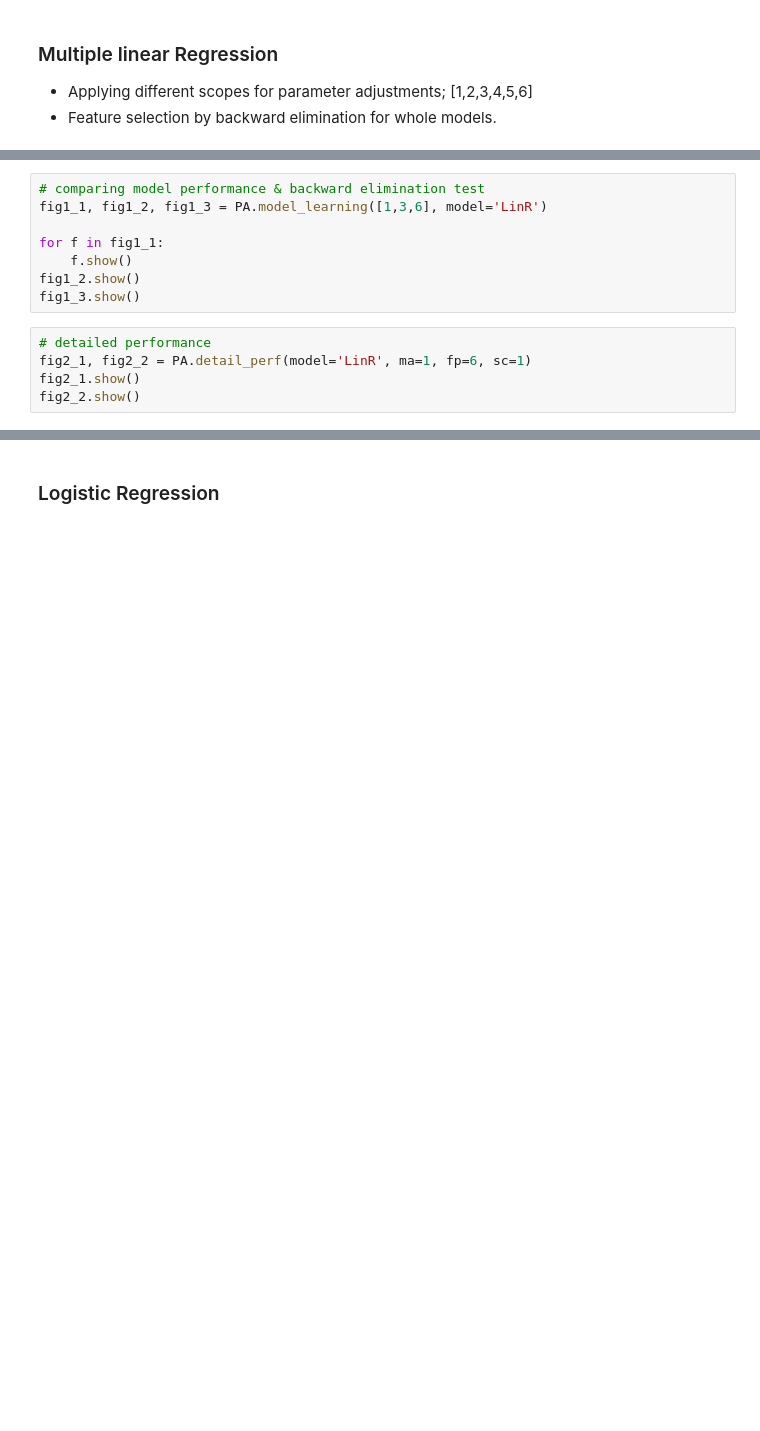
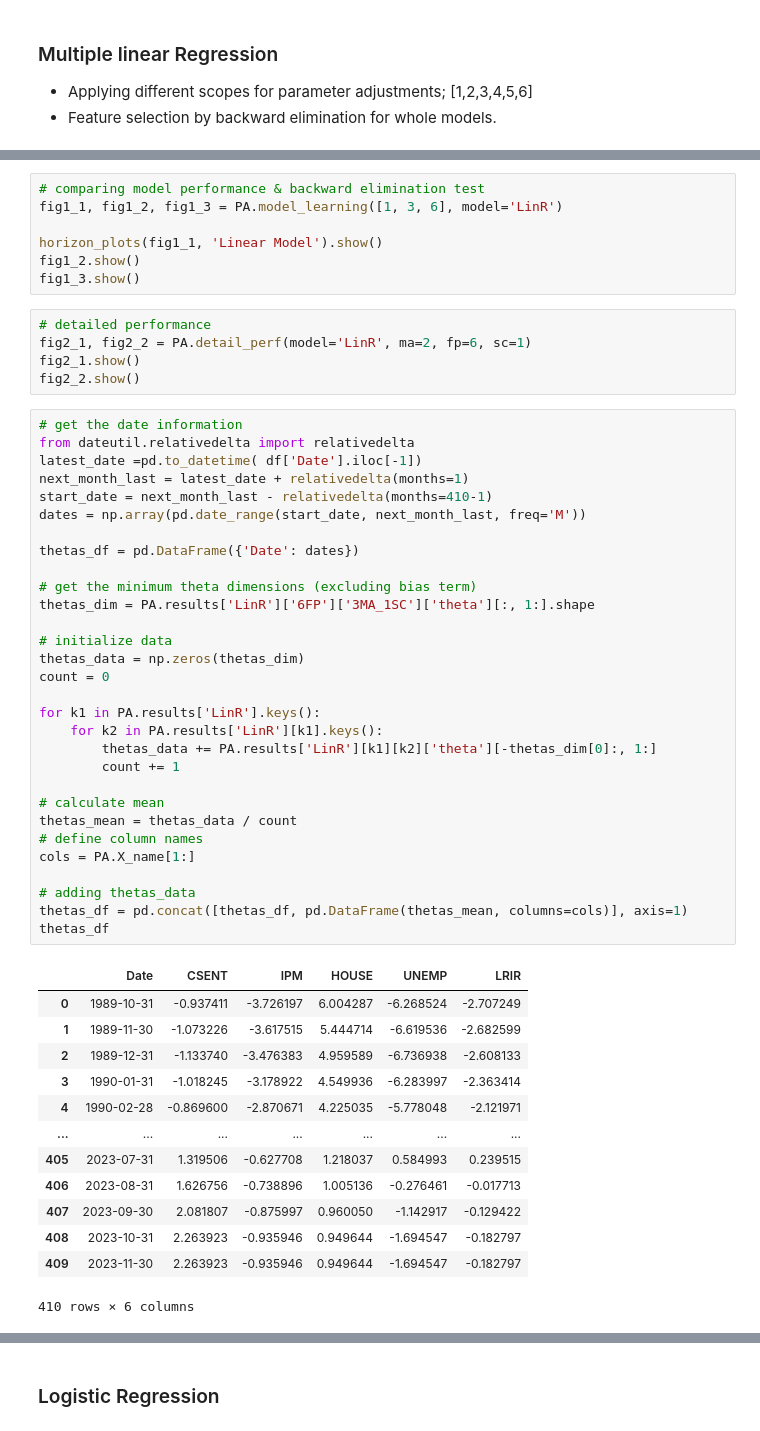
Before and after one commit to RanArino/Course_Projects, a Jupyter notebook: BDM500_PredictiveAnalysis/Projects/ML_Codes.ipynb, the cells around one changed output, grey strips where cells are left out. Drawn from its saved outputs; the diff is of its cells as text; blank space fills up the shorter version.

```diff
--- a/BDM500_PredictiveAnalysis/Projects/ML_Codes.ipynb
+++ b/BDM500_PredictiveAnalysis/Projects/ML_Codes.ipynb
@@ -97,13 +121,56 @@ for i, f in enumerate(fig1_1):
 # %%
 # comparing model performance & backward elimination test
-fig1_1, fig1_2, fig1_3 = PA.model_learning([1,3,6], model='LinR')
+fig1_1, fig1_2, fig1_3 = PA.model_learning([1, 3, 6], model='LinR')
 
-for f in fig1_1:
-    f.show()
+horizon_plots(fig1_1, 'Linear Model').show()
 fig1_2.show()
 fig1_3.show()
 # %%
 # detailed performance
-fig2_1, fig2_2 = PA.detail_perf(model='LinR', ma=1, fp=6, sc=1)
+fig2_1, fig2_2 = PA.detail_perf(model='LinR', ma=2, fp=6, sc=1)
 fig2_1.show()
 fig2_2.show()
+# %%
+# get the date information
+from dateutil.relativedelta import relativedelta
+latest_date =pd.to_datetime( df['Date'].iloc[-1])
+next_month_last = latest_date + relativedelta(months=1)
+start_date = next_month_last - relativedelta(months=410-1)
+dates = np.array(pd.date_range(start_date, next_month_last, freq='M'))
+
+thetas_df = pd.DataFrame({'Date': dates})
+
+# get the minimum theta dimensions (excluding bias term)
+thetas_dim = PA.results['LinR']['6FP']['3MA_1SC']['theta'][:, 1:].shape
+
+# initialize data
+thetas_data = np.zeros(thetas_dim)
+count = 0
+
+for k1 in PA.results['LinR'].keys():
+    for k2 in PA.results['LinR'][k1].keys():
+        thetas_data += PA.results['LinR'][k1][k2]['theta'][-thetas_dim[0]:, 1:]
+        count += 1
+
+# calculate mean
+thetas_mean = thetas_data / count
+# define column names
+cols = PA.X_name[1:]
+
+# adding thetas_data
+thetas_df = pd.concat([thetas_df, pd.DataFrame(thetas_mean, columns=cols)], axis=1)
+thetas_df
+# %% [output]
+|  | Date | CSENT | IPM | HOUSE | UNEMP | LRIR |
+| 0 | 1989-10-31 | -0.937411 | -3.726197 | 6.004287 | -6.268524 | -2.707249 |
+| 1 | 1989-11-30 | -1.073226 | -3.617515 | 5.444714 | -6.619536 | -2.682599 |
+| 2 | 1989-12-31 | -1.133740 | -3.476383 | 4.959589 | -6.736938 | -2.608133 |
+| 3 | 1990-01-31 | -1.018245 | -3.178922 | 4.549936 | -6.283997 | -2.363414 |
+| 4 | 1990-02-28 | -0.869600 | -2.870671 | 4.225035 | -5.778048 | -2.121971 |
+| ... | ... | ... | ... | ... | ... | ... |
+| 405 | 2023-07-31 | 1.319506 | -0.627708 | 1.218037 | 0.584993 | 0.239515 |
+| 406 | 2023-08-31 | 1.626756 | -0.738896 | 1.005136 | -0.276461 | -0.017713 |
+| 407 | 2023-09-30 | 2.081807 | -0.875997 | 0.960050 | -1.142917 | -0.129422 |
+| 408 | 2023-10-31 | 2.263923 | -0.935946 | 0.949644 | -1.694547 | -0.182797 |
+| 409 | 2023-11-30 | 2.263923 | -0.935946 | 0.949644 | -1.694547 | -0.182797 |
+410 rows × 6 columns
```
Also changed, not shown: parts of 15 cells of this notebook, 1 other file.
